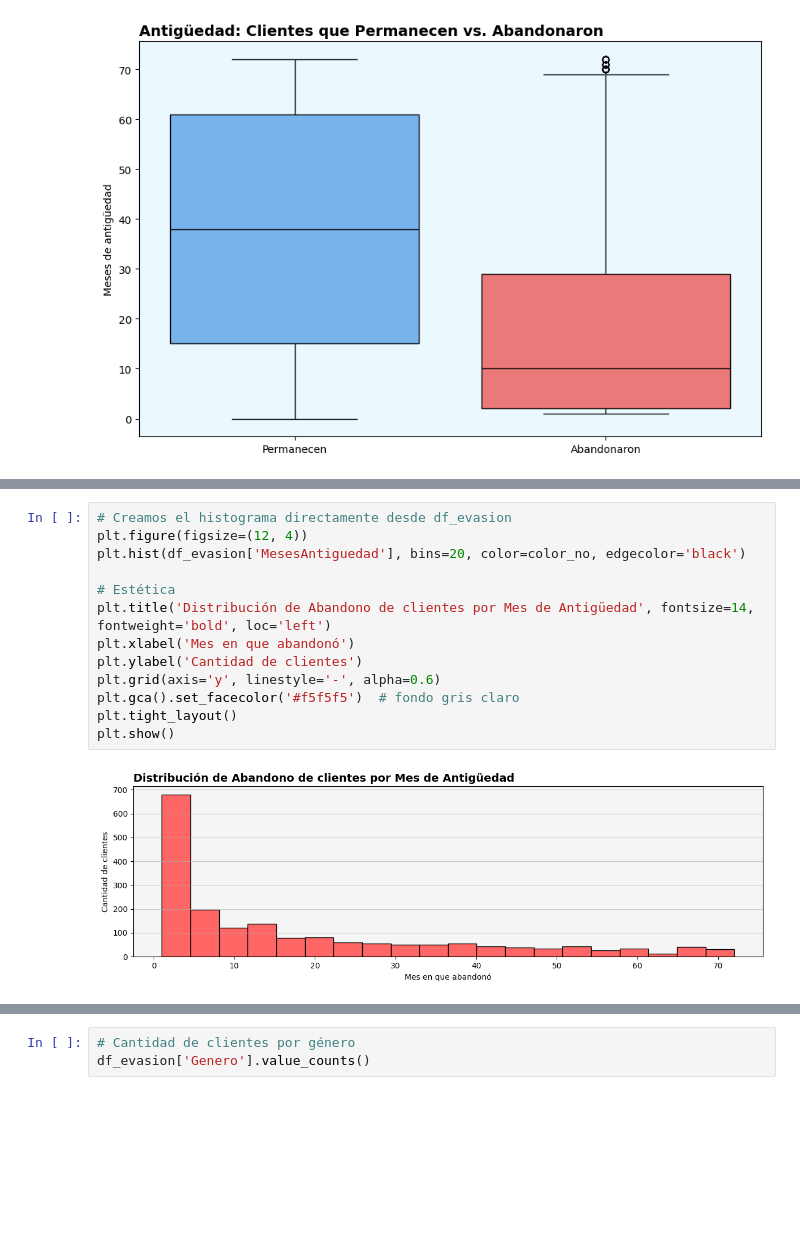
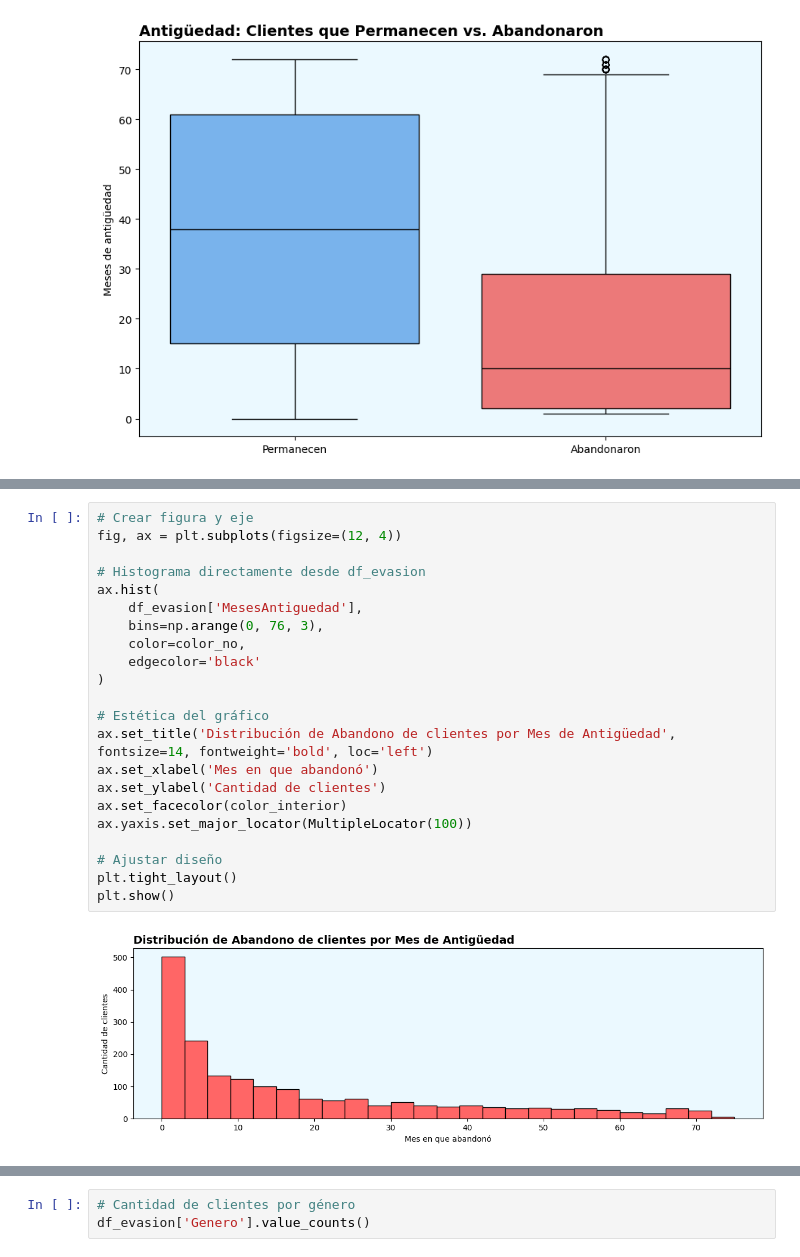
Before and after one commit to DanielRaiicHu/TelecomX, a Jupyter notebook: TelecomX.ipynb, the cells around one changed output, grey strips where cells are left out. Drawn from its saved outputs; the diff is of its cells as text; blank space fills up the shorter version.

Commit message:
Revisando los gráficos

```diff
--- a/TelecomX.ipynb
+++ b/TelecomX.ipynb
@@ -633,15 +672,24 @@ plt.show()
 # %%
-# Creamos el histograma directamente desde df_evasion
-plt.figure(figsize=(12, 4))
-plt.hist(df_evasion['MesesAntiguedad'], bins=20, color=color_no, edgecolor='black')
+# Crear figura y eje
+fig, ax = plt.subplots(figsize=(12, 4))
 
-# Estética
-plt.title('Distribución de Abandono de clientes por Mes de Antigüedad', fontsize=14, fontweight='bold', loc='left')
-plt.xlabel('Mes en que abandonó')
-plt.ylabel('Cantidad de clientes')
-plt.grid(axis='y', linestyle='-', alpha=0.6)
-plt.gca().set_facecolor('#f5f5f5')  # fondo gris claro
+# Histograma directamente desde df_evasion
+ax.hist(
+    df_evasion['MesesAntiguedad'],
+    bins=np.arange(0, 76, 3),
+    color=color_no,
+    edgecolor='black'
+)
+
+# Estética del gráfico
+ax.set_title('Distribución de Abandono de clientes por Mes de Antigüedad', fontsize=14, fontweight='bold', loc='left')
+ax.set_xlabel('Mes en que abandonó')
+ax.set_ylabel('Cantidad de clientes')
+ax.set_facecolor(color_interior)
+ax.yaxis.set_major_locator(MultipleLocator(100))
+
+# Ajustar diseño
 plt.tight_layout()
 plt.show()
 # %% [output]
-[figure, old version]
+[figure, new version]
```
Also changed, not shown: parts of 43 cells of this notebook.
